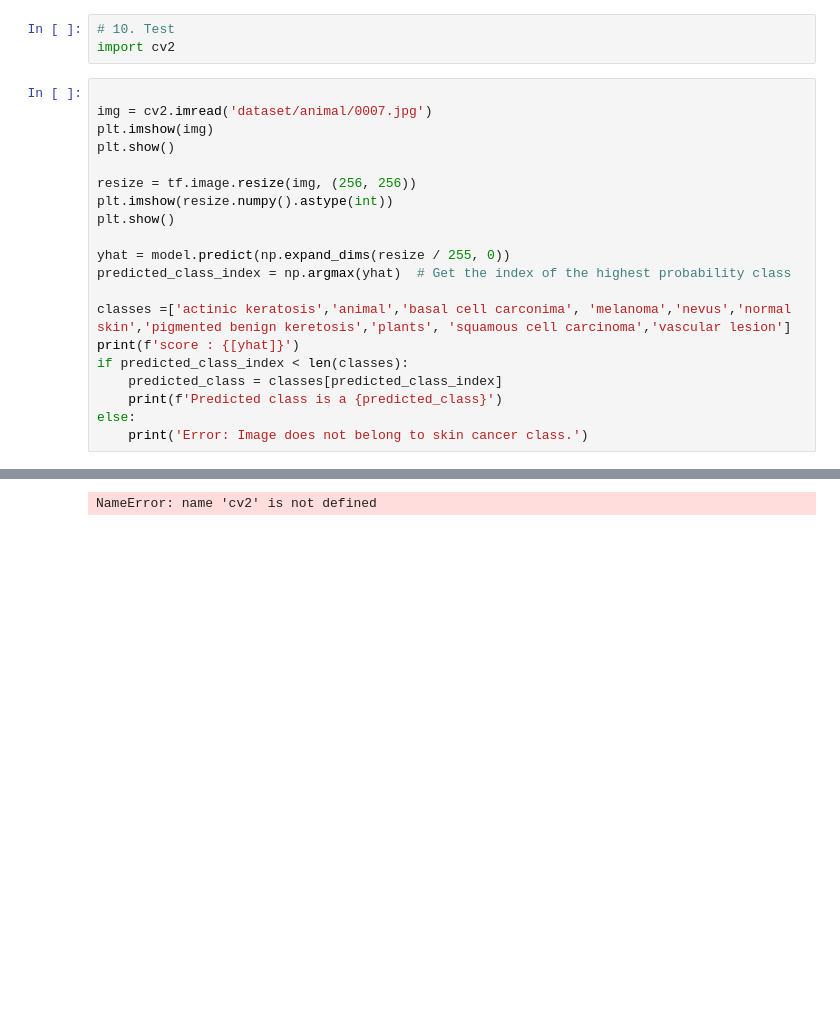
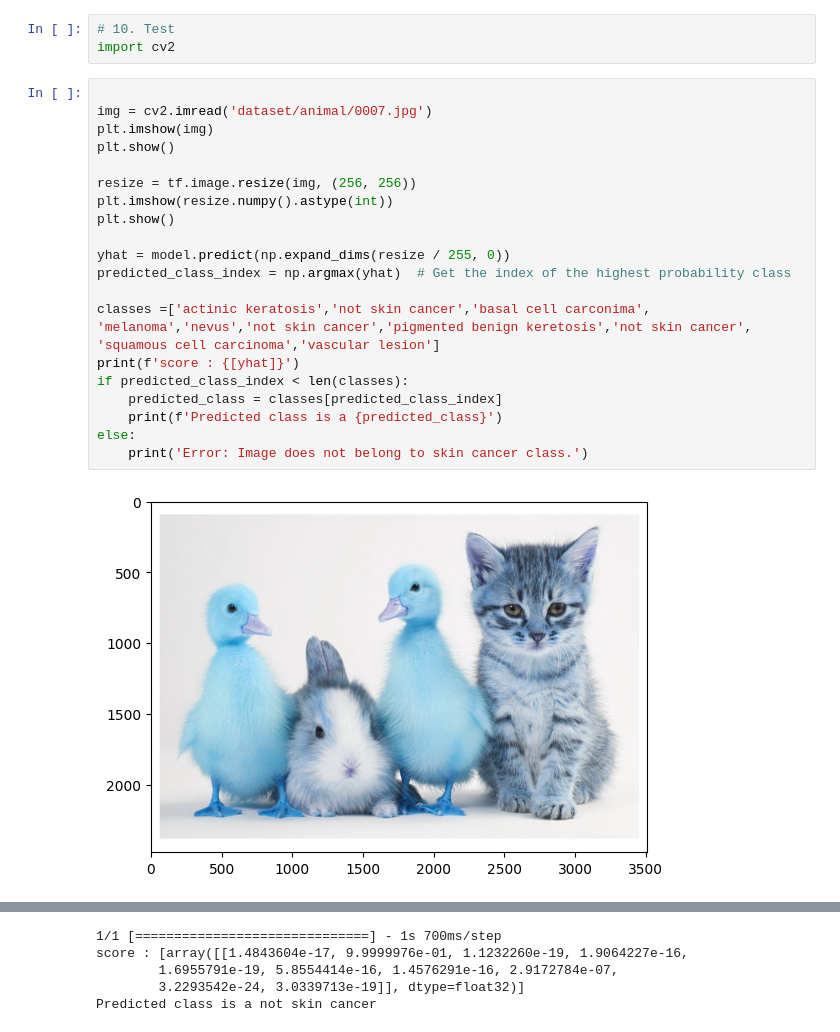
Before and after one commit to Adebozz/skin-Cancers-Detector, a Jupyter notebook: skin.ipynb, the cells around one changed output, grey strips where cells are left out. Cells and saved outputs as stored; diff of their text form; blank space fills up the shorter version.

```diff
--- a/skin.ipynb
+++ b/skin.ipynb
@@ -302,21 +304,22 @@ import cv2
 # %%
 
 img = cv2.imread('dataset/animal/0007.jpg')
 plt.imshow(img)
 plt.show()
 
 resize = tf.image.resize(img, (256, 256))
 plt.imshow(resize.numpy().astype(int))
 plt.show()
 
 yhat = model.predict(np.expand_dims(resize / 255, 0))
 predicted_class_index = np.argmax(yhat)  # Get the index of the highest probability class
 
-classes =['actinic keratosis','animal','basal cell carconima', 'melanoma','nevus','normal skin','pigmented benign keretosis','plants', 'squamous cell carcinoma','vascular lesion']
+classes =['actinic keratosis','not skin cancer','basal cell carconima', 'melanoma','nevus','not skin cancer','pigmented benign keretosis','not skin cancer', 'squamous cell carcinoma','vascular lesion']
 print(f'score : {[yhat]}')
 if predicted_class_index < len(classes):
     predicted_class = classes[predicted_class_index]
     print(f'Predicted class is a {predicted_class}')
 else:
     print('Error: Image does not belong to skin cancer class.')
 # %% [output]
+[figure, added]
@@ -323,4 +327,8 @@ else:
-NameError: name 'cv2' is not defined
+1/1 [==============================] - 1s 700ms/step
+score : [array([[1.4843604e-17, 9.9999976e-01, 1.1232260e-19, 1.9064227e-16,
+        1.6955791e-19, 5.8554414e-16, 1.4576291e-16, 2.9172784e-07,
+        3.2293542e-24, 3.0339713e-19]], dtype=float32)]
+Predicted class is a not skin cancer
 # %%
 # 11. Save the Model
 from tensorflow.keras.models import load_model
```
Also changed, not shown: parts of 9 cells of this notebook, 4 other files.
